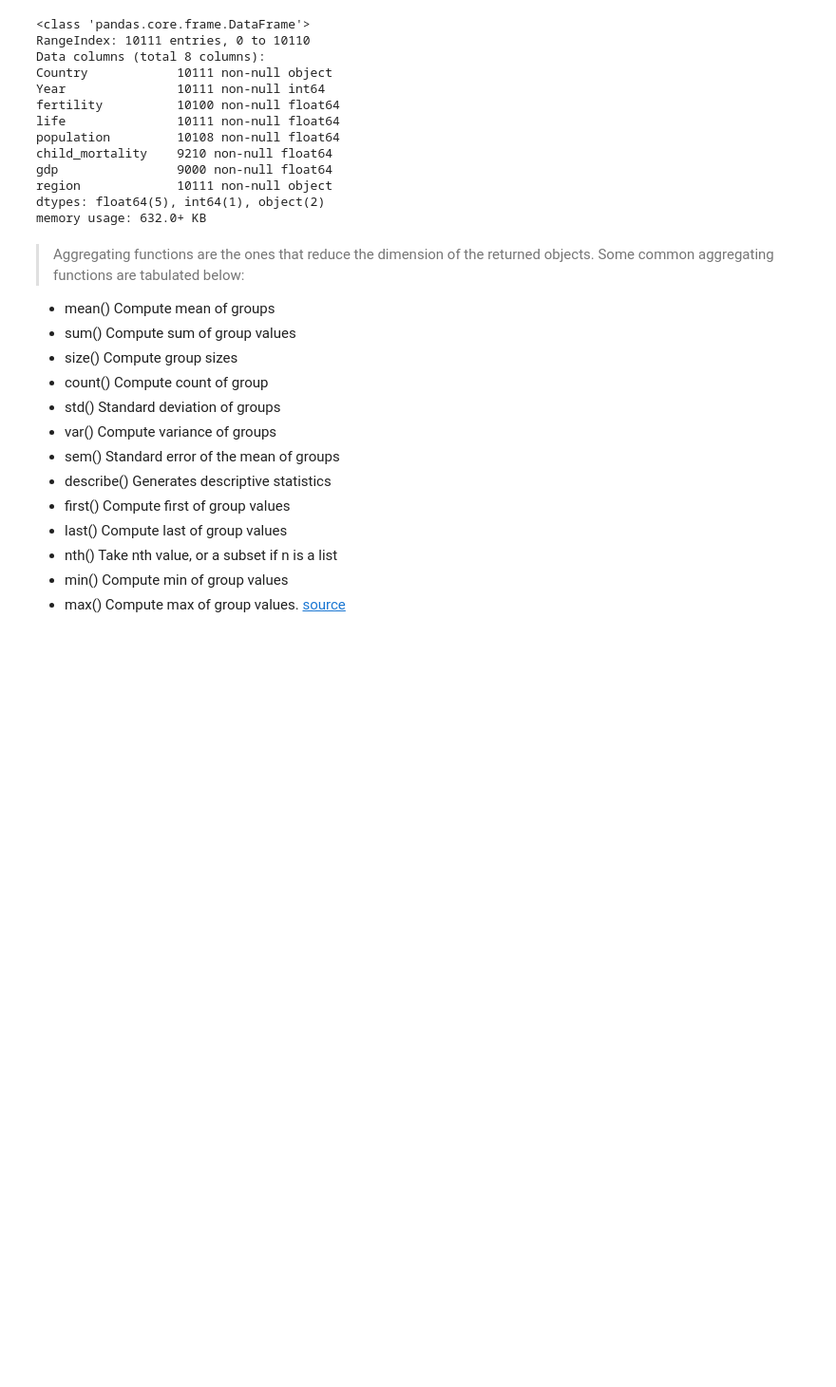
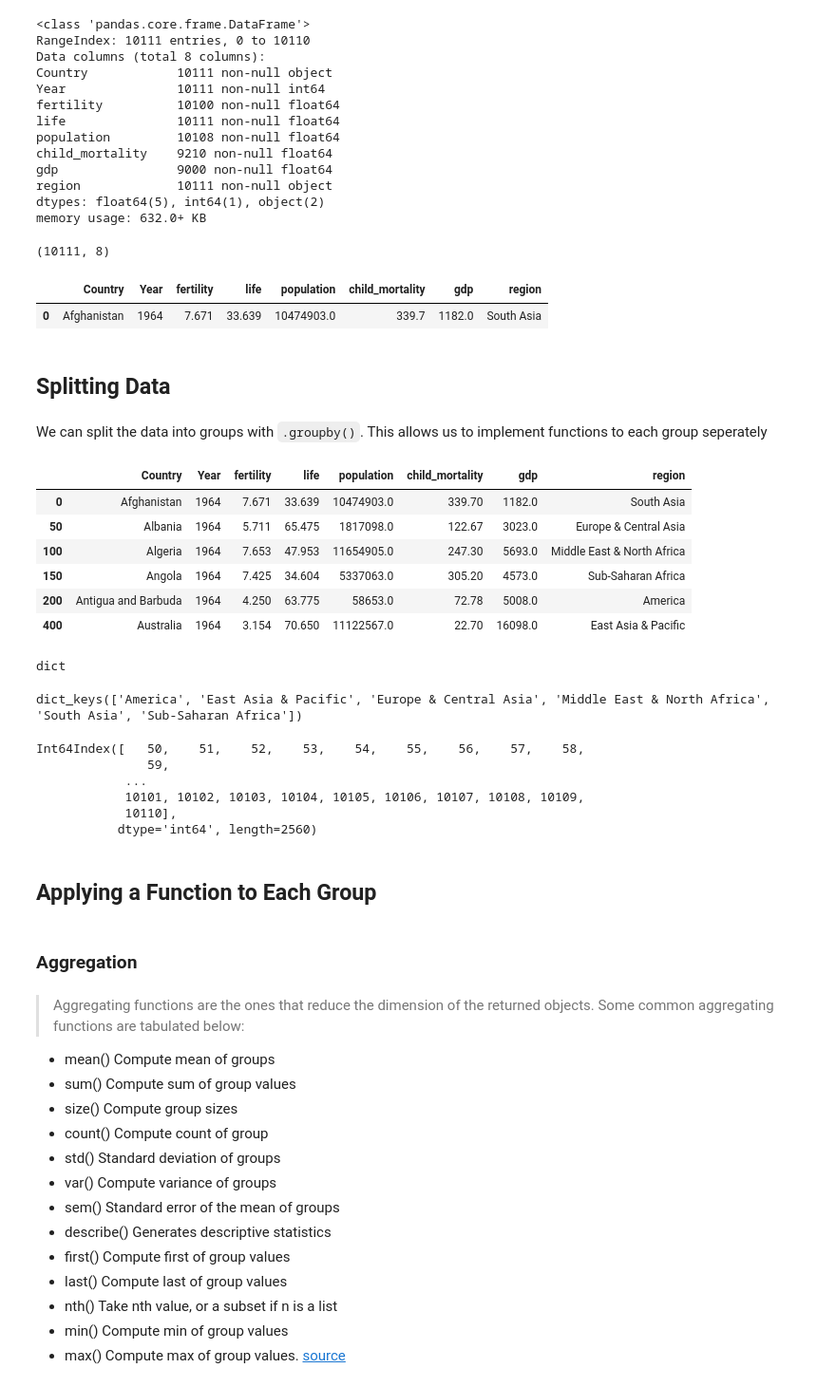
Before and after one commit to kaymal/python-teach, a Jupyter notebook: Python for Data Science/Manipulating DataFrames with Pandas - 2 (Grouping Data).ipynb, the cells around one changed output. Shown at 95% size. Saved outputs shown, nothing was run; the diff lists cells and outputs as text; code cells hidden in the pictures; blank space fills up the shorter version.

```diff
--- a/Python for Data Science/Manipulating DataFrames with Pandas - 2 (Grouping Data).ipynb
+++ b/Python for Data Science/Manipulating DataFrames with Pandas - 2 (Grouping Data).ipynb
@@ -30,6 +30,51 @@ gdp                9000 non-null float64
 region             10111 non-null object
 dtypes: float64(5), int64(1), object(2)
 memory usage: 632.0+ KB
+# %%
+df.shape
+# %% [output]
+(10111, 8)
+# %%
+df.head(1)
+# %% [output]
+|  | Country | Year | fertility | life | population | child_mortality | gdp | region |
+| 0 | Afghanistan | 1964 | 7.671 | 33.639 | 10474903.0 | 339.7 | 1182.0 | South Asia |
+# %% [markdown]
+## Splitting Data
+# %% [markdown]
+We can split the data into groups with `.groupby()`. This allows us to implement functions to each group seperately
+# %%
+df_group = df.groupby('region')
+df_group.head(1)
+# %% [output]
+|  | Country | Year | fertility | life | population | child_mortality | gdp | region |
+| 0 | Afghanistan | 1964 | 7.671 | 33.639 | 10474903.0 | 339.70 | 1182.0 | South Asia |
+| 50 | Albania | 1964 | 5.711 | 65.475 | 1817098.0 | 122.67 | 3023.0 | Europe & Central Asia |
+| 100 | Algeria | 1964 | 7.653 | 47.953 | 11654905.0 | 247.30 | 5693.0 | Middle East & North Africa |
+| 150 | Angola | 1964 | 7.425 | 34.604 | 5337063.0 | 305.20 | 4573.0 | Sub-Saharan Africa |
+| 200 | Antigua and Barbuda | 1964 | 4.250 | 63.775 | 58653.0 | 72.78 | 5008.0 | America |
+| 400 | Australia | 1964 | 3.154 | 70.650 | 11122567.0 | 22.70 | 16098.0 | East Asia & Pacific |
+# %%
+type(df_group.groups)
+# %% [output]
+dict
+# %%
+df_group.groups.keys()
+# %% [output]
+dict_keys(['America', 'East Asia & Pacific', 'Europe & Central Asia', 'Middle East & North Africa', 'South Asia', 'Sub-Saharan Africa'])
+# %%
+df_group.groups['Europe & Central Asia']
+# %% [output]
+Int64Index([   50,    51,    52,    53,    54,    55,    56,    57,    58,
+               59,
+            ...
+            10101, 10102, 10103, 10104, 10105, 10106, 10107, 10108, 10109,
+            10110],
+           dtype='int64', length=2560)
+# %% [markdown]
+## Applying a Function to Each Group
+# %% [markdown]
+### Aggregation
 # %% [markdown]
 >Aggregating functions are the ones that reduce the dimension of the returned objects. Some common aggregating functions are tabulated below:
 - mean()	Compute mean of groups
```
Also changed, not shown: parts of 16 cells of this notebook.
